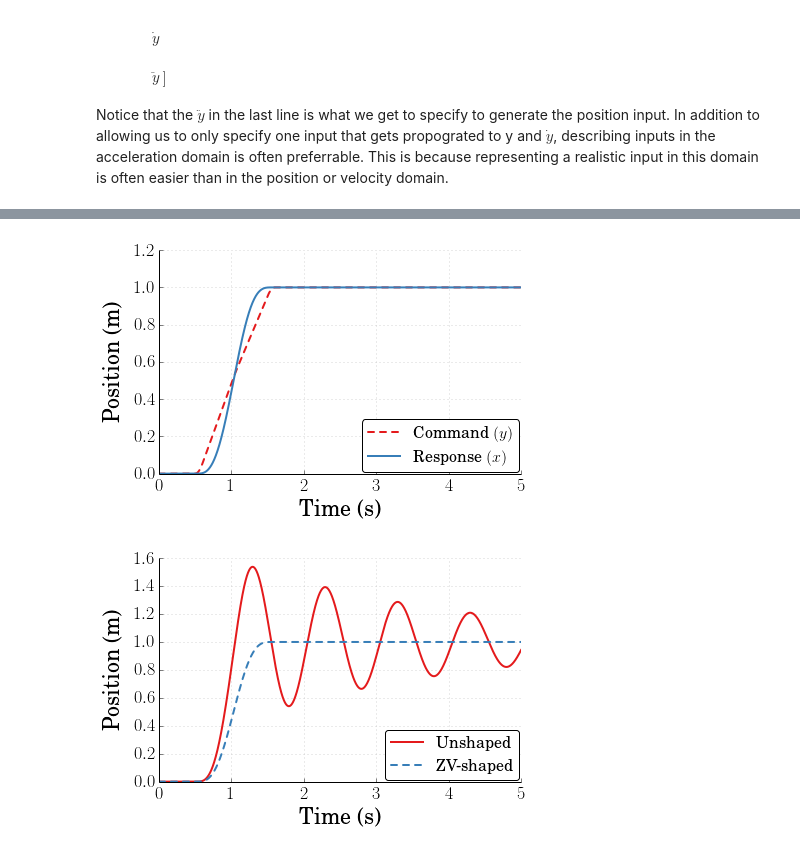
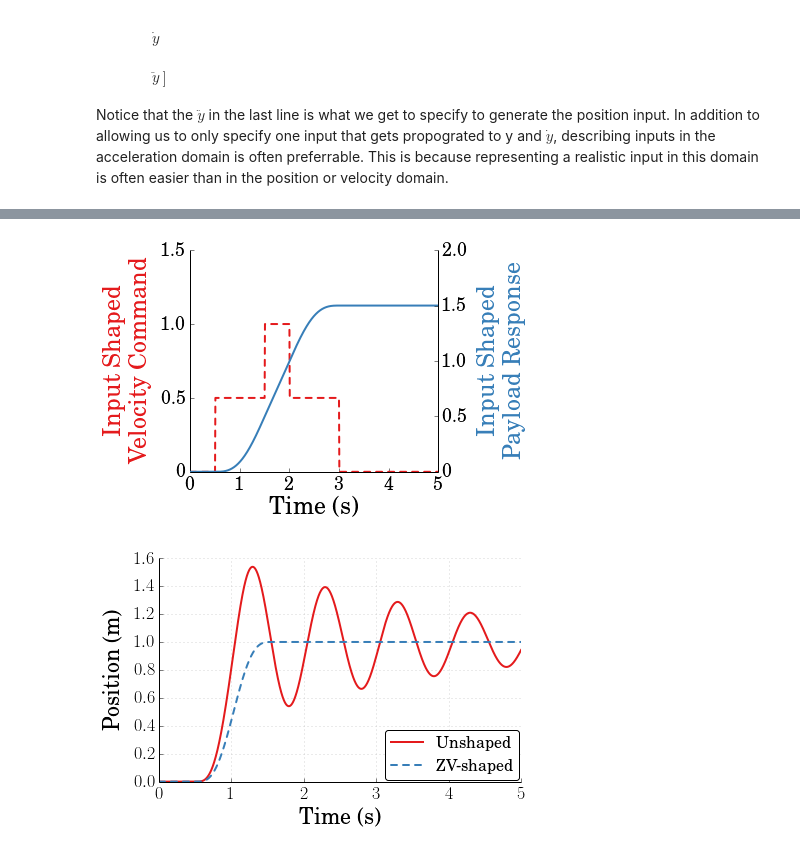
Before and after one commit to DocVaughan/CRAWLAB-Code-Snippets, a Jupyter notebook: Simple Simulations/Basic Input Shaping.ipynb, the cells around one changed output, grey strips where cells are left out. Saved outputs shown, nothing was run; the diff lists cells and outputs as text; code cells hidden in the pictures.

```diff
--- a/Simple Simulations/Basic Input Shaping.ipynb
+++ b/Simple Simulations/Basic Input Shaping.ipynb
@@ -229,20 +229,20 @@ def digseq(seq,step):
 # %%
 # Define the parameters for simluation
 m = 1.0                      # mass (kg)
-k = (1.0*2*np.pi)**2             # spring constant (N/m)
+k = (0.5*2*np.pi)**2             # spring constant (N/m)
 
 wn = np.sqrt(k/m)            # natural frequency (rad/s)
 
 # Select damping ratio and use it to choose an appropriate c
-zeta = 0.05                   # damping ratio
+zeta = 0.0                   # damping ratio
 c = 2*zeta*wn*m              # damping coeff.
 
 # ODE solver parameters
 abserr = 1.0e-9
 relerr = 1.0e-9
-max_step = 0.01
+max_step = 0.001
 stoptime = 5.0
-numpoints = 5001
+numpoints = 50001
 
 # Create the time samples for the output of the ODE solver
 t = np.linspace(0.,stoptime,numpoints)
@@ -254,9 +254,9 @@ y_init = 0.0
 y_dot_init = 0.0
 
 # Set up the parameters for the input function
-Distance = 1.0               # Desired move distance (m)
-Amax = 20.0                   # acceleration limit (m/s^2)
-Vmax = 2.0                   # velocity limit (m/s)
+Distance = 1.5               # Desired move distance (m)
+Amax = 200.0                   # acceleration limit (m/s^2)
+Vmax = 1.0                   # velocity limit (m/s)
 StartTime = 0.5              # Time the y(t) input will begin
 
 # Design and define an input Shaper
@@ -319,42 +334,52 @@ resp_shaped = odeint(eq_of_motion, x0, t, args=(p,), atol=abserr, rtol=relerr,
 # %%
+rcParams['axes.grid'] = False # No grids for these dual y plots
+
 # Make the figure pretty, then plot the results
 #   "pretty" parameters selected based on pdf output, not screen output
 #   Many of these setting could also be made default by the .matplotlibrc file
 fig = figure(figsize=(6,4))
-ax = gca()
+ax1 = gca()
 subplots_adjust(bottom=0.17,left=0.17,top=0.96,right=0.96)
 setp(ax.get_ymajorticklabels(),family='serif',fontsize=18)
 setp(ax.get_xmajorticklabels(),family='serif',fontsize=18)
-ax.spines['right'].set_color('none')
-ax.spines['top'].set_color('none')
-ax.xaxis.set_ticks_position('bottom')
-ax.yaxis.set_ticks_position('left')
-ax.grid(True,linestyle=':',color='0.75')
-ax.set_axisbelow(True)
+# ax1.spines['right'].set_color('none')
+ax1.spines['top'].set_color('none')
+ax1.xaxis.set_ticks_position('bottom')
+ax1.yaxis.set_ticks_position('left')
+# ax1.grid(True,linestyle=':',color='0.75')
+ax1.set_axisbelow(True)
 
-xlabel('Time (s)',family='serif',fontsize=22,weight='bold',labelpad=5)
-ylabel('Position (m)',family='serif',fontsize=22,weight='bold',labelpad=10)
-# ylim(-1.,1.)
+xlabel('Time (s)',family='serif',fontsize=24,weight='bold',labelpad=5)
+ylabel('Input Shaped \nVelocity Command',family='serif',fontsize=24,color = '#e41a1c',weight='bold',labelpad=10)
+
 
 # plot the response
-plot(t,resp_shaped[:,2], linewidth=2, linestyle = '--', label=r'Command $(y)$')
-plot(t,resp_shaped[:,0], linewidth=2, linestyle = '-', label=r'Response $(x)$')
+ax1.plot(t,resp_shaped[:,3], linewidth=2, color = '#e41a1c', linestyle = '--', label=r'Command $(y)$')
+ylim(0,1.5)
+yticks([0,0.5,1,1.5],['0','0.5','1.0','1.5'])
+xticks([0,1,2,3,4,5],['0','1','2','3','4','5'])
+
+ax2 = ax1.twinx()
+ax2.plot(t,resp_shaped[:,0], linewidth=2, color = '#377eb8', linestyle = '-', label=r'Response $(x)$')
+ylim(0,2)
+yticks([0,0.5,1,1.5,2.0],['0','0.5','1.0','1.5','2.0'])
+ylabel('Input Shaped \nPayload Response',family='serif', fontsize=24, color = '#377eb8',weight='bold',labelpad=10)
 
 
 
-leg = legend(loc='lower right', fancybox=True)
-ltext  = leg.get_texts()
-setp(ltext,family='Serif',fontsize=16)
+# leg = legend(loc='lower right', fancybox=True)
+# ltext  = leg.get_texts()
+# setp(ltext,family='Serif',fontsize=16)
 
 # Adjust the page layout filling the page using the new tight_layout command
 tight_layout(pad=0.5)
 
 # If you want to save the figure, uncomment the commands below.
 # The figure will be saved in the same directory as your IPython notebook.
 # Save the figure as a high-res pdf in the current folder
-# savefig('MassSpringDamper_ZVshaped_Resp.pdf')
+savefig('MassSpringDamper_ZVshapedVEL_Resp.pdf')
 # %% [output]
-[figure, old version]
+[figure, new version]
 # %%
 # Let's compare the shaped and unshaped directly
 
```
Also changed, not shown: parts of 5 cells of this notebook, 2 other files.
